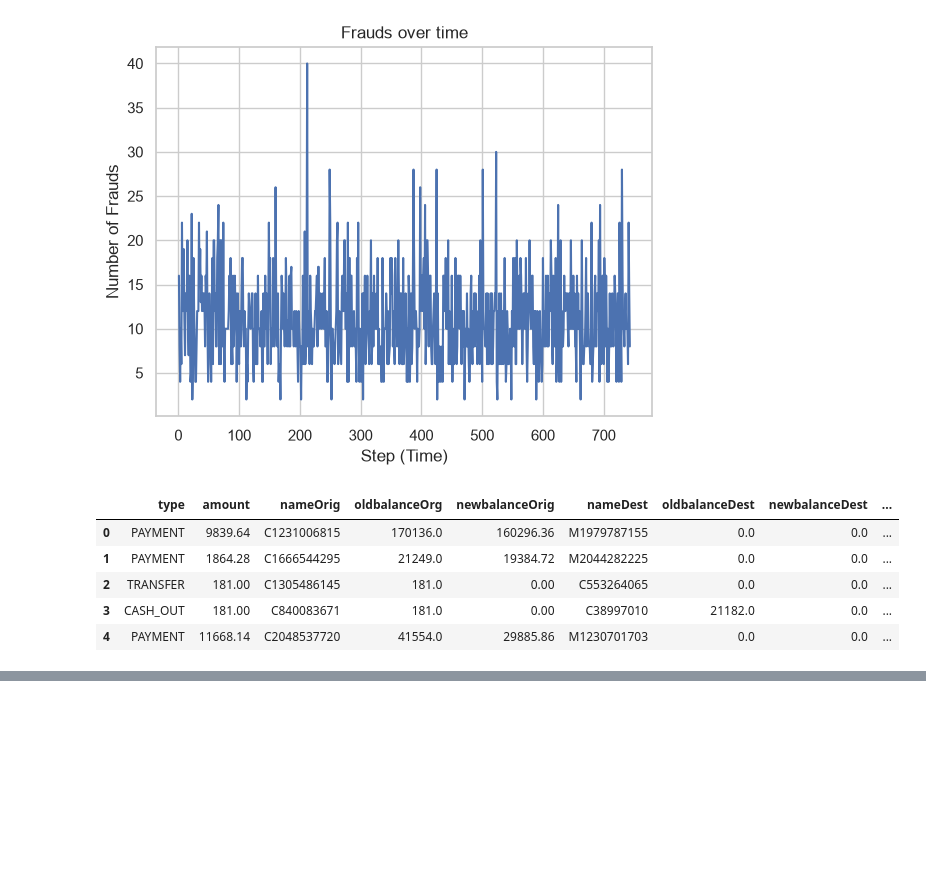
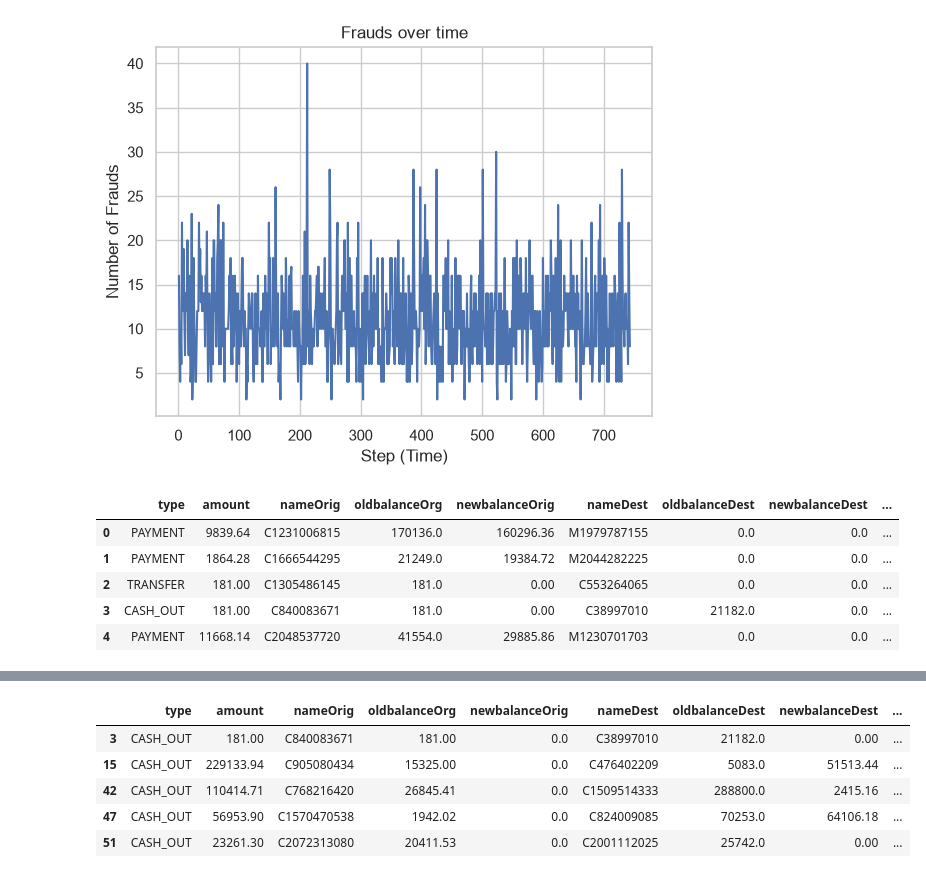
Before and after one commit to IsabelleLucy1/Fraud-Detector-Machine-Learning, a Jupyter notebook: fraud_detection.ipynb, the cells around one changed output, grey strips where cells are left out. Saved outputs shown, nothing was run; the diff lists cells and outputs as text; code cells hidden in the pictures; blank space fills up the shorter version.

```diff
--- a/fraud_detection.ipynb
+++ b/fraud_detection.ipynb
@@ -187,0 +272,6 @@ df.head() # checking if step was removed
+# %%
+zero_after_transfer = df[
+    (df["oldbalanceOrg"] > 0) &
+    (df["newbalanceOrig"]== 0 ) &
+    (df["type"].isin(["TRASNFER", "CASH_OUT"]))
+]
@@ -187,0 +282,9 @@ df.head() # checking if step was removed
+# %%
+zero_after_transfer.head()
+# %% [output]
+|  | type | amount | nameOrig | oldbalanceOrg | newbalanceOrig | nameDest | oldbalanceDest | newbalanceDest | ... |
+| 3 | CASH_OUT | 181.00 | C840083671 | 181.00 | 0.0 | C38997010 | 21182.0 | 0.00 | ... |
+| 15 | CASH_OUT | 229133.94 | C905080434 | 15325.00 | 0.0 | C476402209 | 5083.0 | 51513.44 | ... |
+| 42 | CASH_OUT | 110414.71 | C768216420 | 26845.41 | 0.0 | C1509514333 | 288800.0 | 2415.16 | ... |
+| 47 | CASH_OUT | 56953.90 | C1570470538 | 1942.02 | 0.0 | C824009085 | 70253.0 | 64106.18 | ... |
+| 51 | CASH_OUT | 23261.30 | C2072313080 | 20411.53 | 0.0 | C2001112025 | 25742.0 | 0.00 | ... |
```
Also changed, not shown: parts of 13 cells of this notebook.
